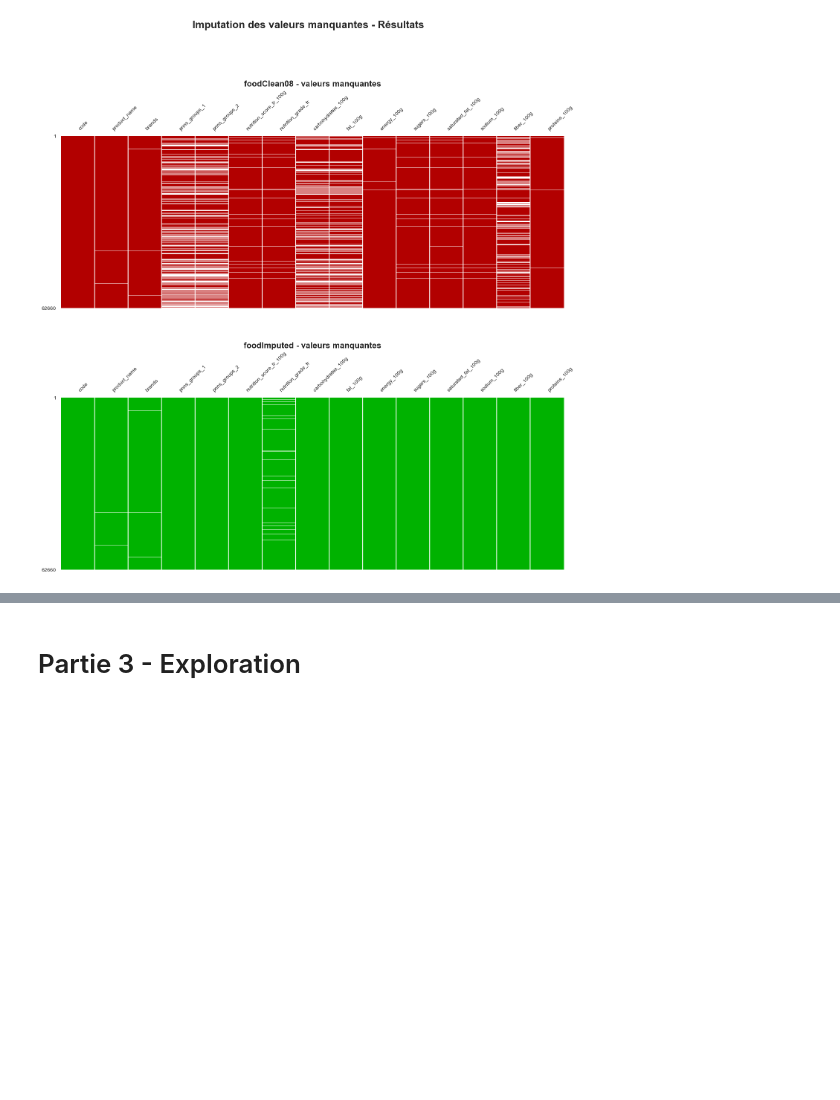
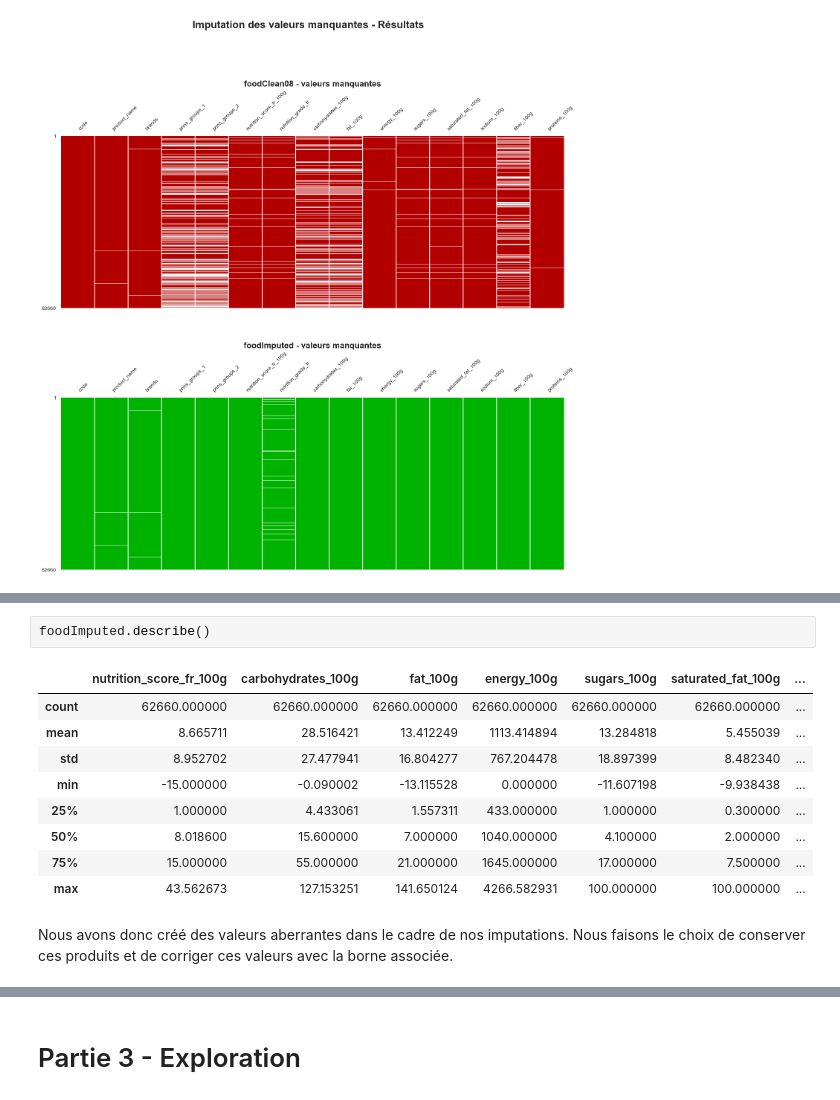
Before and after one commit to ClementPatin/OC-P3, a Jupyter notebook: Patin_Clement_1_notebook_052023.ipynb, the cells around one changed output, grey strips where cells are left out. Saved outputs shown, nothing was run; the diff lists cells and outputs as text; blank space fills up the shorter version.

```diff
--- a/Patin_Clement_1_notebook_052023.ipynb
+++ b/Patin_Clement_1_notebook_052023.ipynb
@@ -2877,0 +2960,14 @@ plt.show()
+# %%
+foodImputed.describe()
+# %% [output]
+|  | nutrition_score_fr_100g | carbohydrates_100g | fat_100g | energy_100g | sugars_100g | saturated_fat_100g | ... |
+| count | 62660.000000 | 62660.000000 | 62660.000000 | 62660.000000 | 62660.000000 | 62660.000000 | ... |
+| mean | 8.665711 | 28.516421 | 13.412249 | 1113.414894 | 13.284818 | 5.455039 | ... |
+| std | 8.952702 | 27.477941 | 16.804277 | 767.204478 | 18.897399 | 8.482340 | ... |
+| min | -15.000000 | -0.090002 | -13.115528 | 0.000000 | -11.607198 | -9.938438 | ... |
+| 25% | 1.000000 | 4.433061 | 1.557311 | 433.000000 | 1.000000 | 0.300000 | ... |
+| 50% | 8.018600 | 15.600000 | 7.000000 | 1040.000000 | 4.100000 | 2.000000 | ... |
+| 75% | 15.000000 | 55.000000 | 21.000000 | 1645.000000 | 17.000000 | 7.500000 | ... |
+| max | 43.562673 | 127.153251 | 141.650124 | 4266.582931 | 100.000000 | 100.000000 | ... |
+# %% [markdown]
+Nous avons donc créé des valeurs aberrantes dans le cadre de nos imputations. Nous faisons le choix de conserver ces produits et de corriger ces valeurs avec la borne associée.
```
Also changed, not shown: parts of 68 cells of this notebook.
